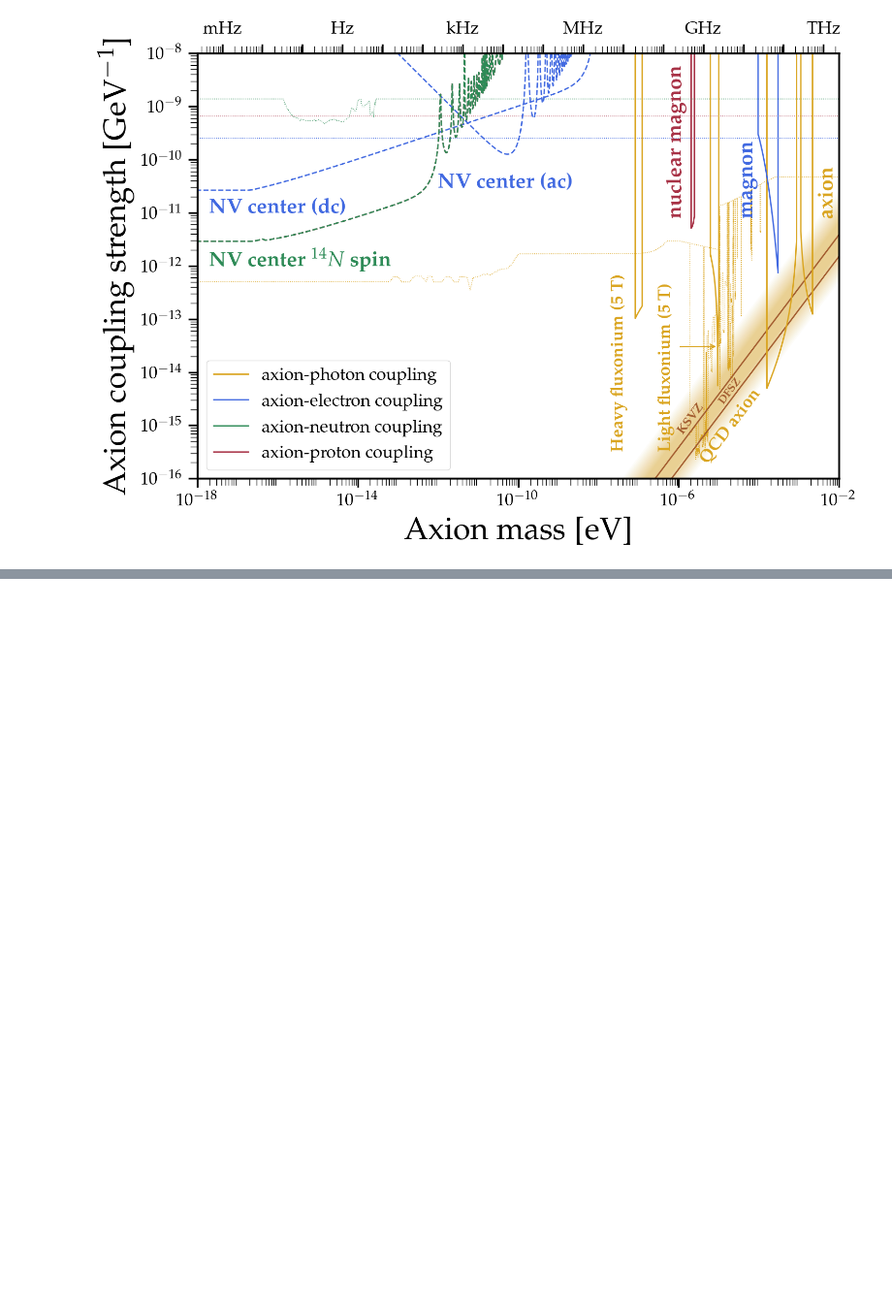
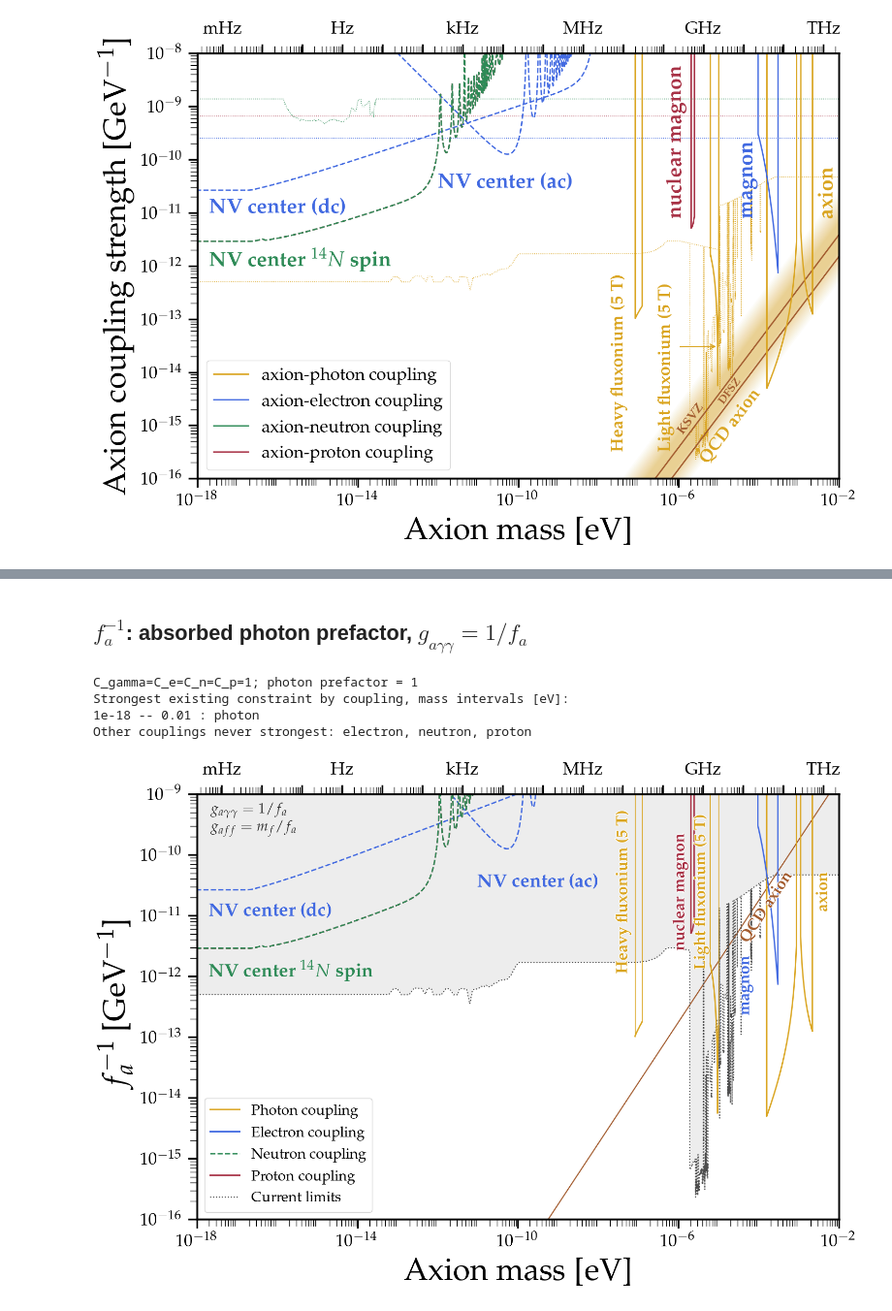
Before and after one commit to SoChigusa/AxionLimits, a Jupyter notebook: MySummaryPlots.ipynb, the cells around one changed output, grey strips where cells are left out. Shown at 97% size. Cells and saved outputs as stored; diff of their text form; code cells hidden in the pictures; blank space fills up the shorter version.

```diff
--- a/MySummaryPlots.ipynb
+++ b/MySummaryPlots.ipynb
@@ -103,0 +369,12 @@ MySaveFig(fig,'Summary_Plot_2026')
+# %% [markdown]
+## $f_a^{-1}$: absorbed photon prefactor, $g_{a\gamma\gamma}=1/f_a$
+# %%
+fig_direct, limits_direct = plot_inverse_fa(include_alpha_factor=False)
+MySaveFig(fig_direct, 'Summary_Plot_2026_Cgamma_over_fa')
+report_dominance(limits_direct)
+# %% [output]
+C_gamma=C_e=C_n=C_p=1; photon prefactor = 1
+Strongest existing constraint by coupling, mass intervals [eV]:
+1e-18 -- 0.01 : photon
+Other couplings never strongest: electron, neutron, proton
+[figure, added]
```
Also changed, not shown: parts of 6 cells of this notebook, 6 other files.
